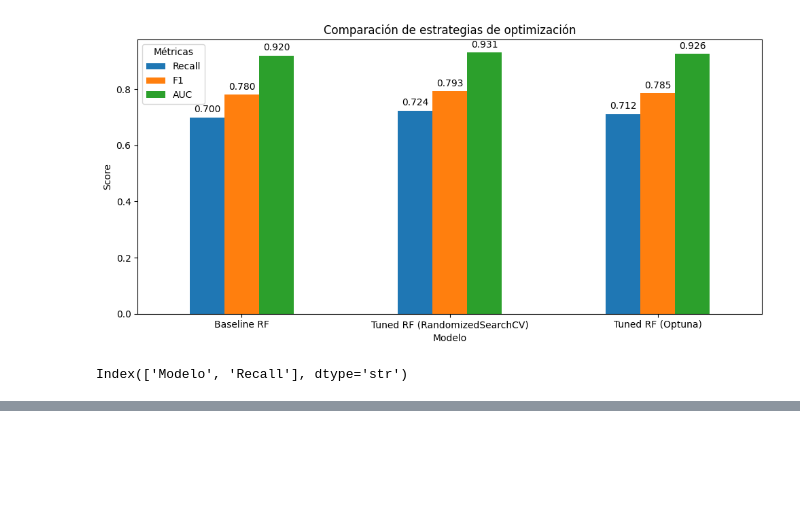
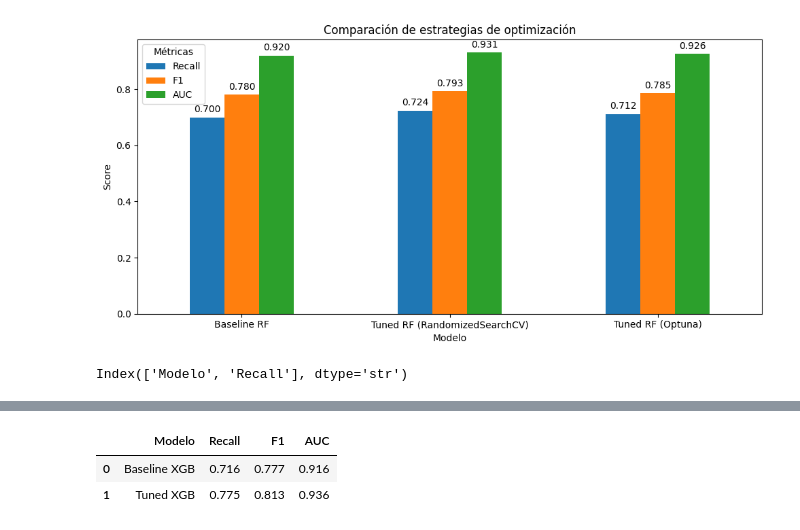
Before and after one commit to pucp-datanalytics/dp261-g2, a Jupyter notebook: notebooks/12_hyperparam_tuning.ipynb, the cells around one changed output, grey strips where cells are left out. Drawn from its saved outputs; the diff is of its cells as text; code cells hidden in the pictures; blank space fills up the shorter version.

```diff
--- a/notebooks/12_hyperparam_tuning.ipynb
+++ b/notebooks/12_hyperparam_tuning.ipynb
@@ -671,0 +830,17 @@ Index(['Modelo', 'Recall'], dtype='str')
+# %%
+comparison = pd.DataFrame({
+
+    "Modelo": ["Baseline XGB", "Tuned XGB"],
+
+    "Recall": [0.716, 0.775],
+
+    "F1": [0.777, 0.813],
+
+    "AUC": [0.916, 0.936]
+})
+
+comparison
+# %% [output]
+|  | Modelo | Recall | F1 | AUC |
+| 0 | Baseline XGB | 0.716 | 0.777 | 0.916 |
+| 1 | Tuned XGB | 0.775 | 0.813 | 0.936 |
```
Also changed, not shown: parts of 15 cells of this notebook, 3 other files.
